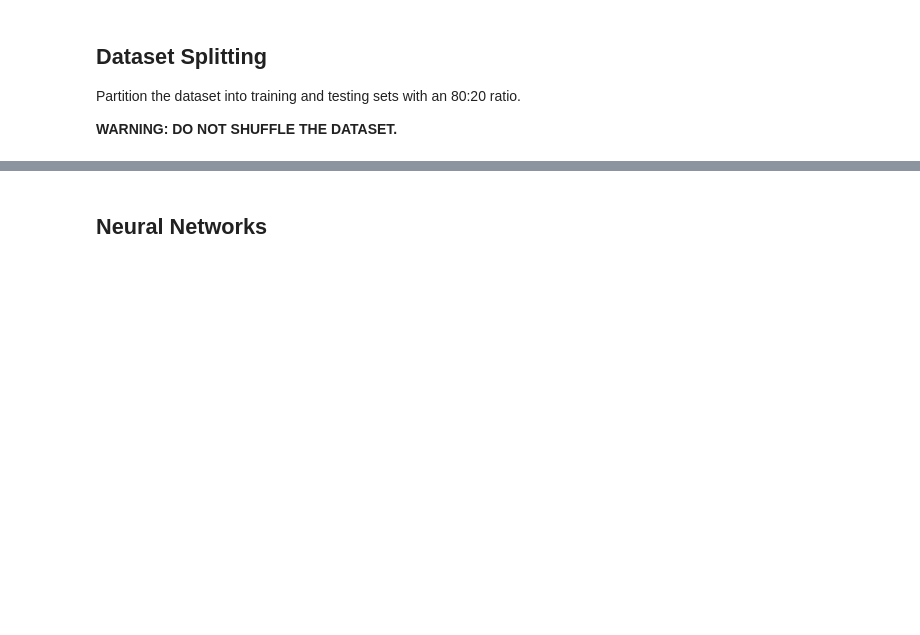
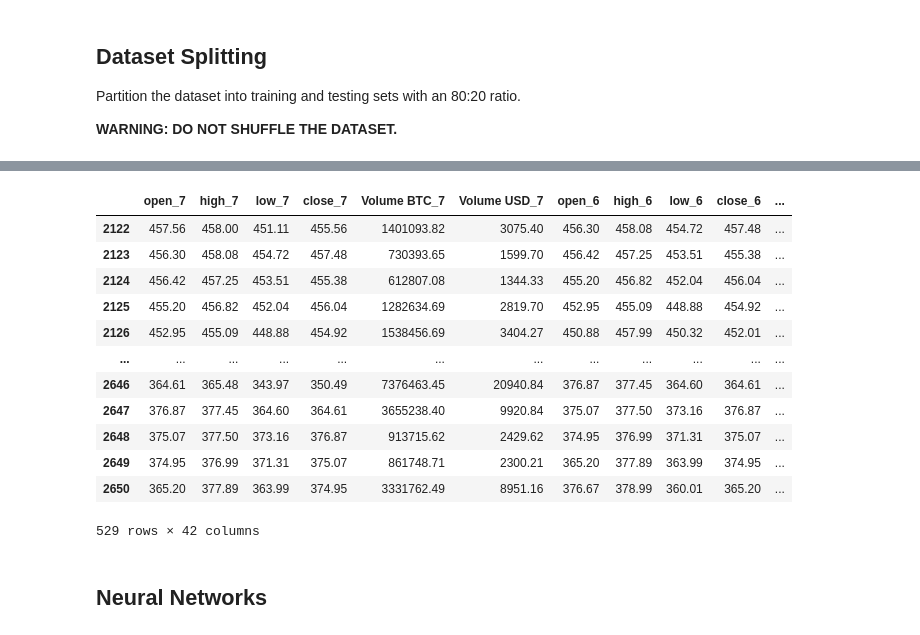
Before and after one commit to stojanov-d/vnp-labs, a Jupyter notebook: vtor-kolokvium/notebooks/Laboratory_exercise_3_10_12_2024.ipynb, the cells around one changed output, grey strips where cells are left out. Drawn from its saved outputs; the diff is of its cells as text; code cells hidden in the pictures; blank space fills up the shorter version.

```diff
--- a/vtor-kolokvium/notebooks/Laboratory_exercise_3_10_12_2024.ipynb
+++ b/vtor-kolokvium/notebooks/Laboratory_exercise_3_10_12_2024.ipynb
@@ -49,3 +183,20 @@ Partition the dataset into training and testing sets with an 80:20 ratio.
+# %%
+X_test.drop(['open','high','low','Volume BTC','Volume USD'],axis=1,inplace=True)
+X_test
+# %% [output]
+|  | open_7 | high_7 | low_7 | close_7 | Volume BTC_7 | Volume USD_7 | open_6 | high_6 | low_6 | close_6 | ... |
+| 2122 | 457.56 | 458.00 | 451.11 | 455.56 | 1401093.82 | 3075.40 | 456.30 | 458.08 | 454.72 | 457.48 | ... |
+| 2123 | 456.30 | 458.08 | 454.72 | 457.48 | 730393.65 | 1599.70 | 456.42 | 457.25 | 453.51 | 455.38 | ... |
+| 2124 | 456.42 | 457.25 | 453.51 | 455.38 | 612807.08 | 1344.33 | 455.20 | 456.82 | 452.04 | 456.04 | ... |
+| 2125 | 455.20 | 456.82 | 452.04 | 456.04 | 1282634.69 | 2819.70 | 452.95 | 455.09 | 448.88 | 454.92 | ... |
+| 2126 | 452.95 | 455.09 | 448.88 | 454.92 | 1538456.69 | 3404.27 | 450.88 | 457.99 | 450.32 | 452.01 | ... |
+| ... | ... | ... | ... | ... | ... | ... | ... | ... | ... | ... | ... |
+| 2646 | 364.61 | 365.48 | 343.97 | 350.49 | 7376463.45 | 20940.84 | 376.87 | 377.45 | 364.60 | 364.61 | ... |
+| 2647 | 376.87 | 377.45 | 364.60 | 364.61 | 3655238.40 | 9920.84 | 375.07 | 377.50 | 373.16 | 376.87 | ... |
+| 2648 | 375.07 | 377.50 | 373.16 | 376.87 | 913715.62 | 2429.62 | 374.95 | 376.99 | 371.31 | 375.07 | ... |
+| 2649 | 374.95 | 376.99 | 371.31 | 375.07 | 861748.71 | 2300.21 | 365.20 | 377.89 | 363.99 | 374.95 | ... |
+| 2650 | 365.20 | 377.89 | 363.99 | 374.95 | 3331762.49 | 8951.16 | 376.67 | 378.99 | 360.01 | 365.20 | ... |
+529 rows × 42 columns
 # %% [markdown]
 ## Neural Networks
 # %% [markdown]
```
Also changed, not shown: parts of 25 cells of this notebook.
